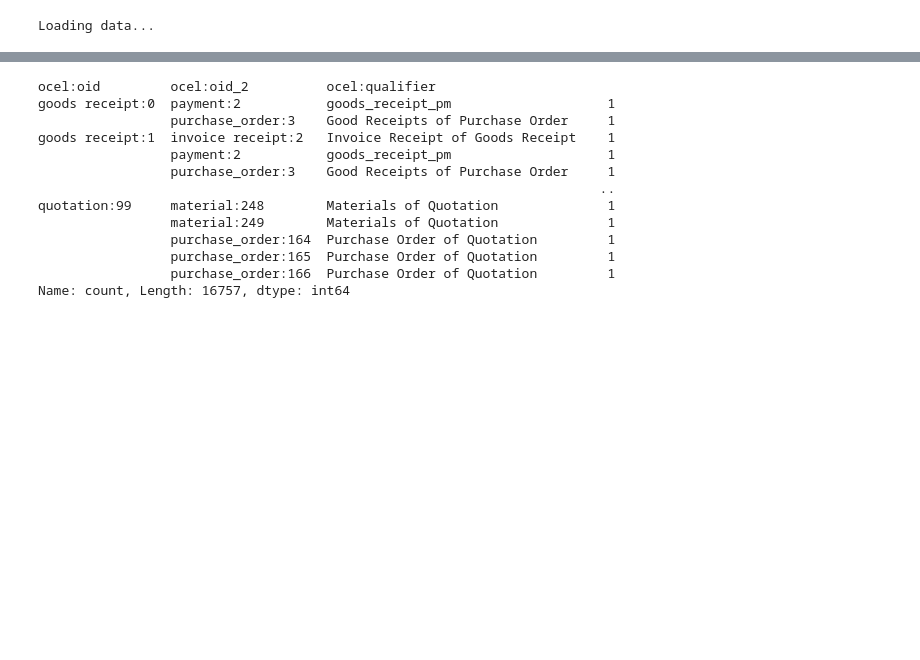
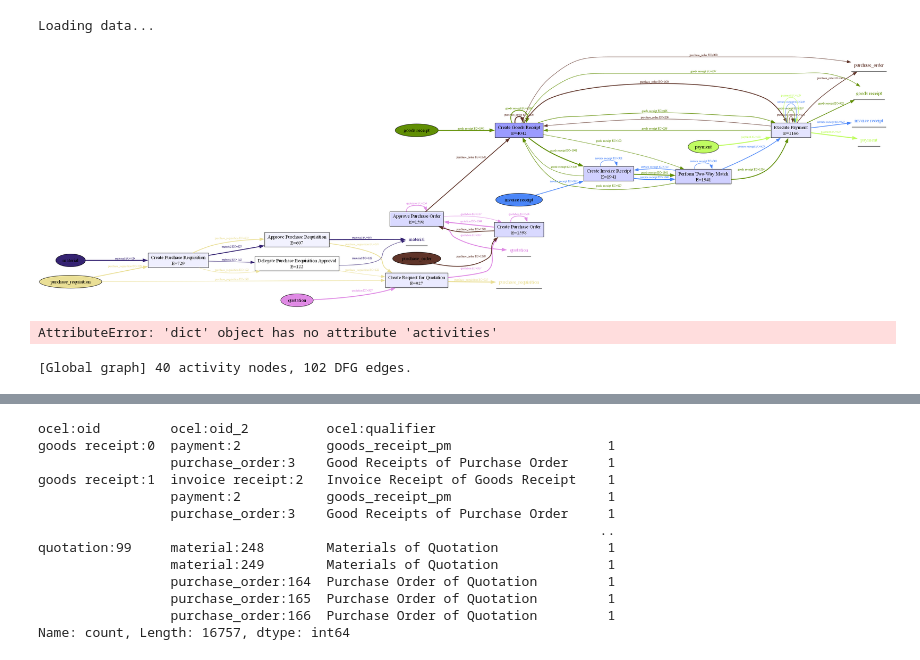
Before and after one commit to JordenVS/rabotest, a Jupyter notebook: test.ipynb, the cells around one changed output, grey strips where cells are left out. Cells and saved outputs as stored; diff of their text form; code cells hidden in the pictures; blank space fills up the shorter version.

Commit message:
Added global graph information

```diff
--- a/test.ipynb
+++ b/test.ipynb
@@ -6,3 +7,76 @@ path = "data/ocel2-p2p.json"
 ocel = pm4py.read_ocel2_json(path)
 # %% [output]
 Loading data...
+# %%
+import statistics
+
+ocpn = pm4py.discover_oc_petri_net(ocel)
+ocdfg = pm4py.discover_ocdfg(ocel)
+
+#print(ocpn.keys())
+pm4py.view_ocdfg(ocdfg)
+#pm4py.view_ocpn(ocpn)
+# %% [output]
+[figure, added]
+# %%
+def ocdfg_to_networkx_cleaned(ocdfg):
+    G = nx.MultiDiGraph()
+
+    # 1. ONLY add activities as nodes
+    # pm4py OCDFG.activities is a dictionary or list of activity names
+    for act in ocdfg.activities:
+        G.add_node(act, type="activity")
+
+    # 2. Add edges only between activities
+    # The ocdfg.edges keys are (act_from, act_to, obj_type)
+    for (a1, a2, obj_type), value in ocdfg.edges.items():
+        # Avoid adding edges to 'None' or 'Start/End' if you want it clean
+        if a1 and a2:
+            weight = len(value) if isinstance(value, set) else value
+            G.add_edge(a1, a2, object_type=obj_type, weight=weight)
+
+    return G
+
+global_graph = ocdfg_to_networkx_cleaned(ocdfg)
+print(f"[Global graph] {global_graph.number_of_nodes()} activity nodes, "
+      f"{global_graph.number_of_edges()} DFG edges.")
+# %% [output]
+AttributeError: 'dict' object has no attribute 'activities'
+# %%
+import networkx as nx
+
+def ocdfg_to_networkx(ocdfg):
+    G = nx.MultiDiGraph()
+
+    # Add nodes
+    for act in ocdfg["activities"]:
+        G.add_node(act, type="activity")
+
+    # Add edges (nested dict version)
+    for obj_type, edges in ocdfg["edges"].items():
+        for a1, targets in edges.items():
+            for a2, value in targets.items():
+
+                # Handle value formats
+                if isinstance(value, dict):
+                    weight = value.get("count", 1)
+                    performance = value.get("performance", None)
+                else:
+                    weight = value
+                    performance = None
+
+                G.add_edge(
+                    a1,
+                    a2,
+                    object_type=obj_type,
+                    weight=weight,
+                    performance=performance
+                )
+
+    return G
+
+G_global = ocdfg_to_networkx(ocdfg)
+print(f"[Global graph] {G_global.number_of_nodes()} activity nodes, "
+      f"{G_global.number_of_edges()} DFG edges.")
+# %% [output]
+[Global graph] 40 activity nodes, 102 DFG edges.
```
Also changed, not shown: parts of 11 cells of this notebook, 6 other files.
